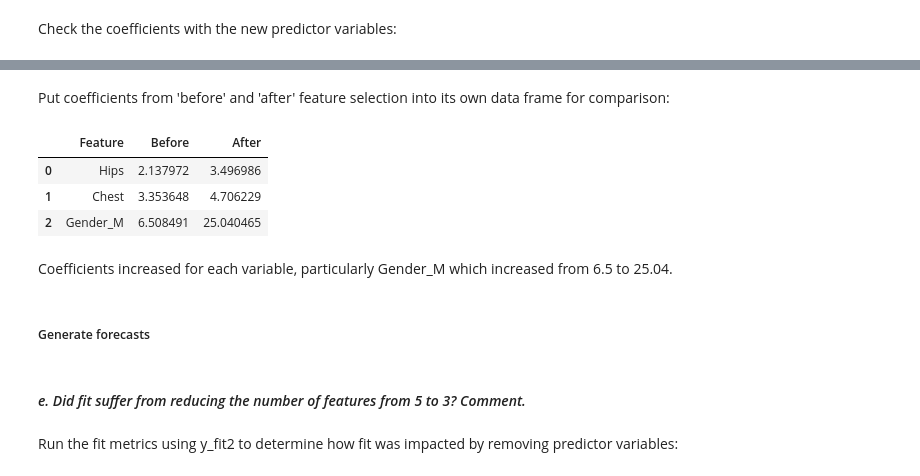
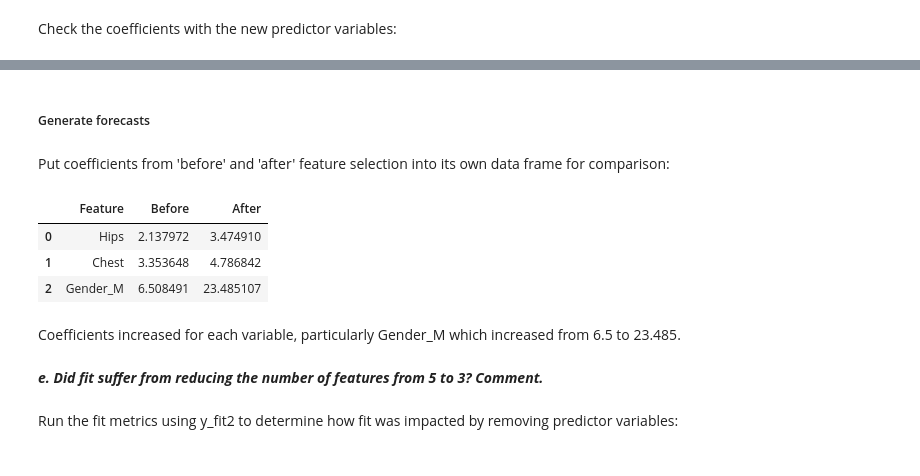
Before and after one commit to Chaser260/GSCM-575-ML, a Jupyter notebook: code/HW04WP_ML.ipynb, the cells around one changed output, grey strips where cells are left out. Cells and saved outputs as stored; diff of their text form; code cells hidden in the pictures.

Commit message:
Corrected question 3.d to fit entire data set

```diff
--- a/code/HW04WP_ML.ipynb
+++ b/code/HW04WP_ML.ipynb
@@ -466,0 +450,2 @@ Gender_M     25.040465
+# %% [markdown]
+##### Generate forecasts
@@ -467,13 +454,11 @@ Gender_M     25.040465
 # %% [markdown]
 Put coefficients from 'before' and 'after' feature selection into its own data frame for comparison:
 # %%
-pd.DataFrame({'Feature': ['Hips', 'Chest', 'Gender_M'], 'Before': [2.137972, 3.353648, 6.508491], 'After': [3.496986, 4.706229, 25.040465]})
+pd.DataFrame({'Feature': ['Hips', 'Chest', 'Gender_M'], 'Before': [2.137972, 3.353648, 6.508491], 'After': [3.474910, 4.786842, 23.485107]})
 # %% [output]
 |  | Feature | Before | After |
-| 0 | Hips | 2.137972 | 3.496986 |
-| 1 | Chest | 3.353648 | 4.706229 |
-| 2 | Gender_M | 6.508491 | 25.040465 |
+| 0 | Hips | 2.137972 | 3.474910 |
+| 1 | Chest | 3.353648 | 4.786842 |
+| 2 | Gender_M | 6.508491 | 23.485107 |
 # %% [markdown]
-Coefficients increased for each variable, particularly Gender_M which increased from 6.5 to 25.04.
+Coefficients increased for each variable, particularly Gender_M which increased from 6.5 to 23.485.
-# %% [markdown]
-##### Generate forecasts
@@ -483,5 +465,5 @@ y_pred2 = reg_model.predict(X2_test)
 # %% [markdown]
-#### *e. Did fit suffer from reducing the number of features from 5 to 3? Comment.*
+***e. Did fit suffer from reducing the number of features from 5 to 3? Comment.***
 # %% [markdown]
 Run the fit metrics using y_fit2 to determine how fit was impacted by removing predictor variables:
 # %%
```
Also changed, not shown: parts of 40 cells of this notebook, 1 other file.
